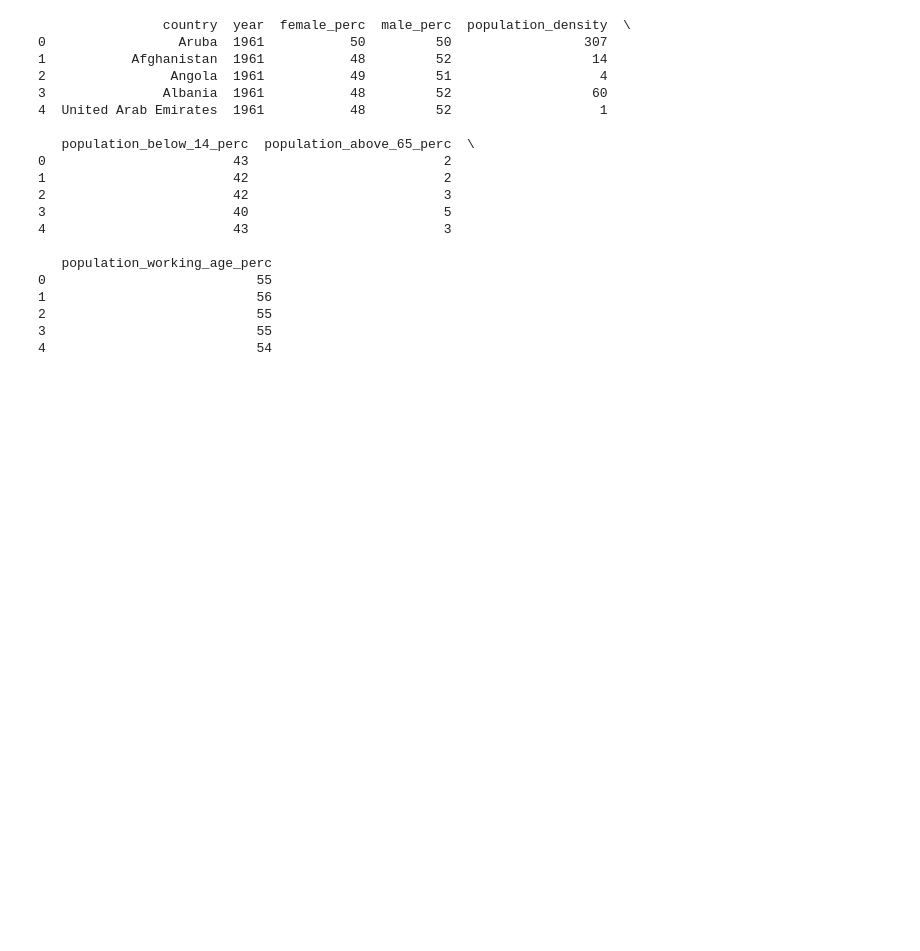
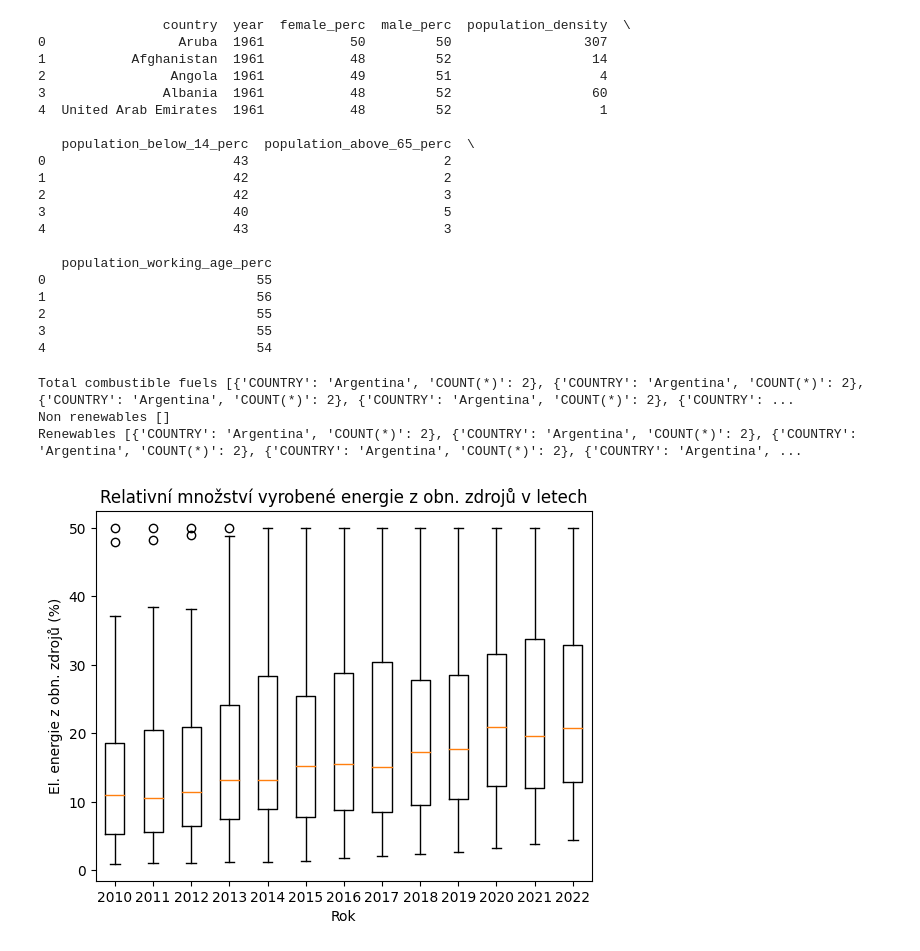
Before and after one commit to MrkMrk00/dzd-coursework, a Jupyter notebook: work.ipynb, the cells around one changed output. Cells and saved outputs as stored; diff of their text form; code cells hidden in the pictures; blank space fills up the shorter version.

```diff
--- a/work.ipynb
+++ b/work.ipynb
@@ -181,0 +210,77 @@ with cursor() as c:
+# %%
+# Jsou sloupce s názvy "Total ..., renewables, ..." agregace, nebo je některé země uvádějí pouze agregace
+# místo konkrétních zdrojů el. energie?
+
+with cursor() as c:
+    # "Total combustible fuels" je agregace - nebereme v potaz
+    print('Total combustible fuels', c.execute("""
+        SELECT COUNTRY, COUNT(*)
+        FROM electricity
+        WHERE PRODUCT IN ("Total combustible fuels", "Coal")
+        GROUP BY COUNTRY, YEAR, MONTH
+        HAVING COUNT(*) > 1
+        LIMIT 5
+    """).fetchall())
+
+    # "Non renewables" není
+    print('Non renewables', c.execute("""
+        SELECT COUNTRY, COUNT(*)
+        FROM electricity
+        WHERE PRODUCT IN ("Non renewables", "Coal")
+        GROUP BY COUNTRY, YEAR, MONTH
+        HAVING COUNT(*) > 1
+        LIMIT 5
+    """).fetchall())
+
+    # "Renewables" je
+    print('Renewables', c.execute("""
+        SELECT COUNTRY, COUNT(*)
+        FROM electricity
+        WHERE PRODUCT IN ("Renewables", "Solar")
+        GROUP BY COUNTRY, YEAR, MONTH
+        HAVING COUNT(*) > 1
+        LIMIT 5
+    """).fetchall())
+# %% [output]
+Total combustible fuels [{'COUNTRY': 'Argentina', 'COUNT(*)': 2}, {'COUNTRY': 'Argentina', 'COUNT(*)': 2}, {'COUNTRY': 'Argentina', 'COUNT(*)': 2}, {'COUNTRY': 'Argentina', 'COUNT(*)': 2}, {'COUNTRY': ...
+Non renewables []
+Renewables [{'COUNTRY': 'Argentina', 'COUNT(*)': 2}, {'COUNTRY': 'Argentina', 'COUNT(*)': 2}, {'COUNTRY': 'Argentina', 'COUNT(*)': 2}, {'COUNTRY': 'Argentina', 'COUNT(*)': 2}, {'COUNTRY': 'Argentina', ...
+# %%
+renewables = ['Hydro', 'Wind', 'Solar', 'Geothermal', 'Combustible renewables', 'Other renewables', 'Other combustible renewables']
+non_renewables = ['Coal', 'Oil', 'Natural gas', 'Low carbon', 'Fossil fuels', 'Nuclear']
+all_energy_producing_sources = [*renewables, *non_renewables]
+
+total_q, total_p = select_product(all_energy_producing_sources)
+
+def relative_energy_source_box(product_name: str|list[str], title: str, ylabel: str) -> None:
+    energy_source_q, energy_source_p = select_product(product_name)
+    parameters = [*total_p, *energy_source_p]
+    query = f"""
+        SELECT
+            t.country AS country,
+            t.year AS year,
+            AVG((COALESCE(r.value, 1) / t.value) * 100) AS value
+        FROM ({total_q}) t
+        LEFT JOIN ({energy_source_q}) r ON r.key = t.key
+        GROUP BY t.country, t.year
+        ORDER BY t.country, t.year
+    """
+
+    result: dict
+    with cursor() as c:
+        result = c.execute(query, parameters).fetchall()
+
+    result = dict(sorted(group_by_year(result).items()))
+
+    fig, ax = plt.subplots()
+    ax.set_title(title)
+    ax.set_xlabel('Rok')
+    ax.set_ylabel(ylabel)
+    ax.boxplot(result.values())
+    ax.set_xticklabels(result.keys())
+# %%
+relative_energy_source_box(renewables,
+                            title='Relativní množství vyrobené energie z obn. zdrojů v letech',
+                            ylabel='El. energie z obn. zdrojů (%)')
+# %% [output]
+[figure, added]
```
Also changed, not shown: parts of 5 cells of this notebook.
